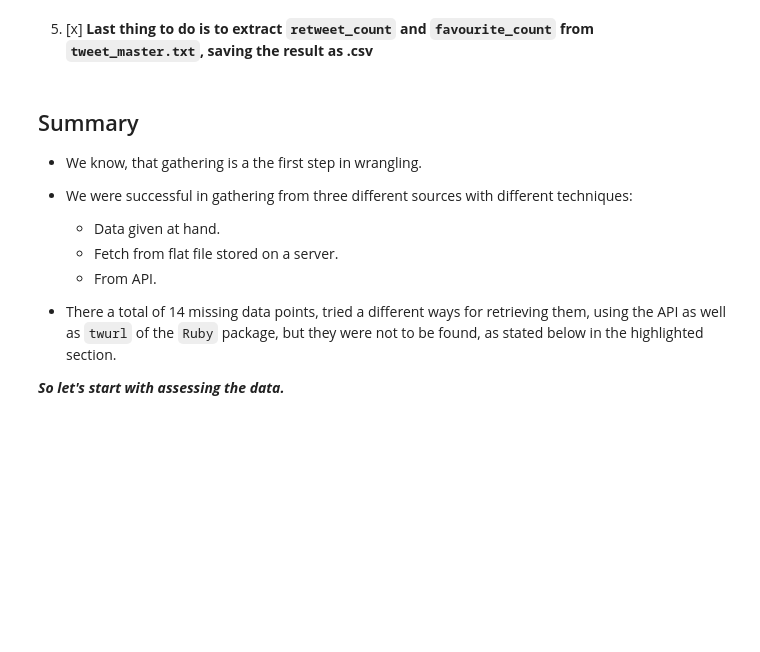
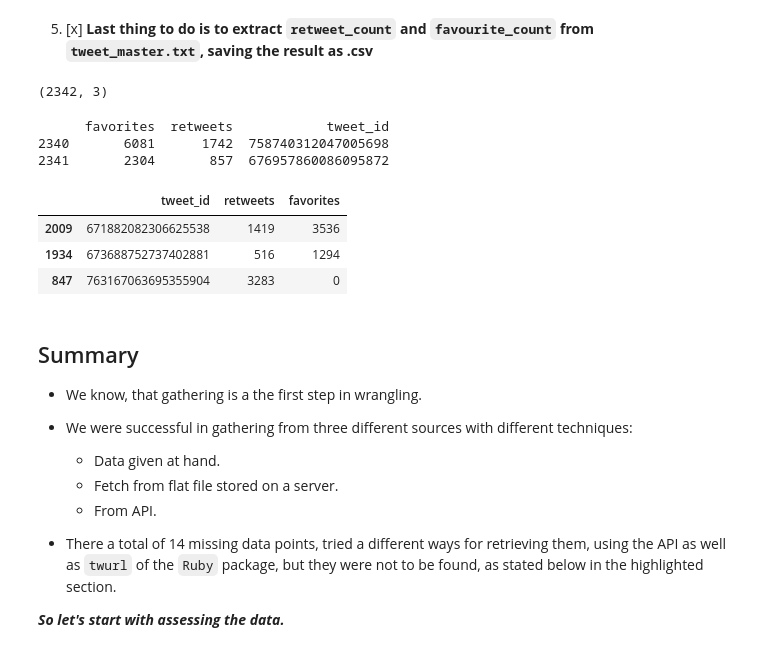
Before and after one commit to saikn85/Wrangle_WeRateDogs, a Jupyter notebook: wrangle_act.ipynb, the cells around one changed output. Drawn from its saved outputs; the diff is of its cells as text; code cells hidden in the pictures; blank space fills up the shorter version.

```diff
--- a/wrangle_act.ipynb
+++ b/wrangle_act.ipynb
@@ -266,9 +334,30 @@ for i in range(3):
 # %% [markdown]
 5. [x] **Last thing to do is to extract `retweet_count` and `favourite_count` from `tweet_master.txt`, saving the result as .csv**
 # %%
+# appending success to the master dataset.
 tweet_json = pd.read_json(files_list[2], lines = True, encoding = 'utf-8')
 tweet_json = tweet_json[['id', 'retweet_count','favorite_count']]
-tweet_json.rename(index = str, columns={'id' : 'tweet_id', 'retweet_count': 'retweets','favorite_count': 'favorites'}, inplace = True)
-tweet_json.append(success, ignore_index = True)
-tweet_json.to_json(files_list[2], orient = 'records', lines = True)
-tweet_json.sample(3)
+tweet_json.rename(index = str,
+                  columns={'id' : 'tweet_id', 'retweet_count': 'retweets','favorite_count': 'favorites'},
+                  inplace = True)
+tweet_json = pd.concat([tweet_json, pd.DataFrame.from_dict(success)],
+                       ignore_index = True, sort = True)
+tweet_json.shape
+# %% [output]
+(2342, 3)
+# %%
+# checking if the did it right
+print(tweet_json.loc[tweet_json['tweet_id'].isin([758740312047005698, 676957860086095872])])
+# %% [output]
+      favorites  retweets            tweet_id
+2340       6081      1742  758740312047005698
+2341       2304       857  676957860086095872
+# %%
+# changing the column ordering
+tweet_json = tweet_json[['tweet_id', 'retweets', 'favorites']]
+tweet_json.sample(3)
+# %% [output]
+|  | tweet_id | retweets | favorites |
+| 2009 | 671882082306625538 | 1419 | 3536 |
+| 1934 | 673688752737402881 | 516 | 1294 |
+| 847 | 763167063695355904 | 3283 | 0 |
```
Also changed, not shown: parts of 16 cells of this notebook, 1 other file.
